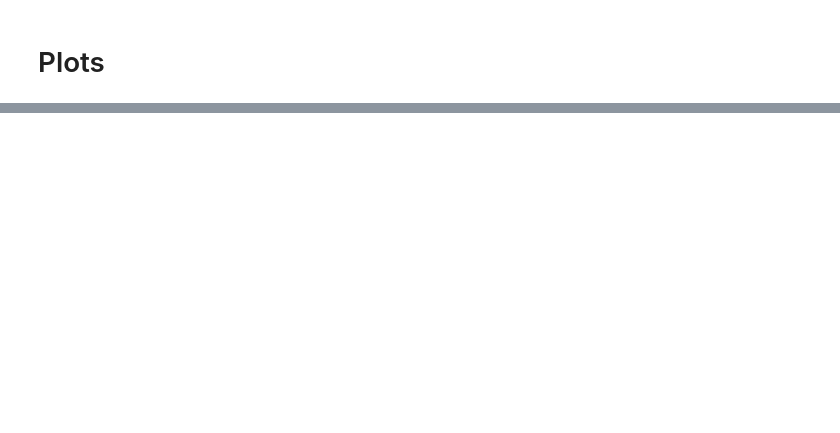
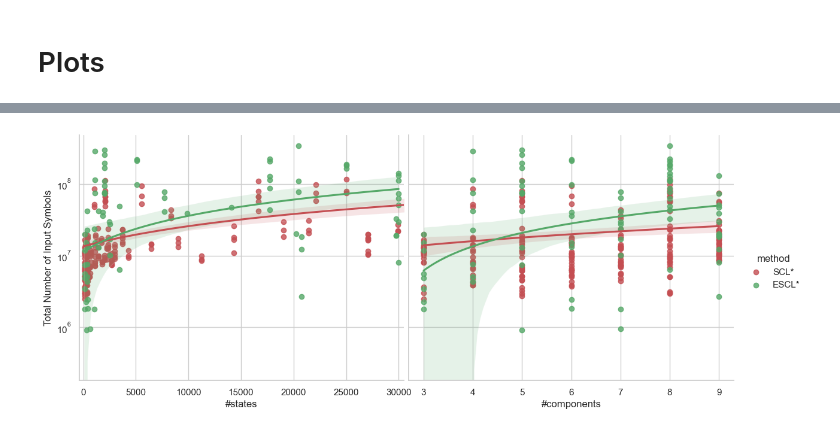
Before and after one commit to AryanBastany/ESCL-Star, a Jupyter notebook: ResultsHandler.ipynb, the cells around one changed output, grey strips where cells are left out. Drawn from its saved outputs; the diff is of its cells as text; code cells hidden in the pictures; blank space fills up the shorter version.

```diff
--- a/ResultsHandler.ipynb
+++ b/ResultsHandler.ipynb
@@ -24,6 +24,12 @@ bipartiteTestsDf = pd.read_csv('Results/Parameters/Generated Tests/Bipartite/Res
 types = ['Real Tests', 'Point-To-Point Tests', 'Ring Tests', 'Star Tests', 'Mesh Tests', 'Bus Tests', 'Bipartite Tests']
 allTests = {'Real Tests' : realTestsDf, 'Point-To-Point Tests' : p2pTestsDf, 'Ring Tests' : ringTestsDf,
             'Star Tests' : starTestsDf, 'Mesh Tests' : meshTestsDf, 'Bus Tests' : busTestsDf, 'Bipartite Tests' : bipartiteTestsDf}
+# %%
+oldRealTestsDf =  pd.read_csv('Final Plot Data/Parameters/Real Tests/Old.csv',index_col=False)
+oldP2pTestsDf = pd.read_csv('Final Plot Data/Parameters/Generated Tests/Point-To-Point/Old.csv', index_col=False)
+oldRingTestsDf = pd.read_csv('Final Plot Data/Parameters/Generated Tests/Ring/Old.csv', index_col=False)
+oldStarTestsDf = pd.read_csv('Final Plot Data/Parameters/Generated Tests/Star/Old.csv', index_col=False)
+oldMeshTestsDf = pd.read_csv('Final Plot Data/Parameters/Generated Tests/Mesh/Old.csv', index_col=False)
 # %%
 def assignAllTests(function, hasOneParam):
     for currentType in types:
@@ -373,0 +651,12 @@ plotMergedData(p2pTestsDf, ringTestsDf, starTestsDf, bipartiteTestsDf, "LSTAR_TO
+# %%
+plotSingleTypeData(
+        data=oldRealTestsDf,
+        data2=realTestsDf,
+        testType="Real",
+        yCol1="CLSTAR_TOTAL_SYM",
+        yCol2="CLSTAR_TOTAL_SYM_NEW",
+        yLabel="Total Number of Input Symbols",
+        method_names=("SCL*", "ESCL*")
+    )
+# %% [output]
+[figure, added]
```
Also changed, not shown: parts of 22 cells of this notebook, 58 other files.
